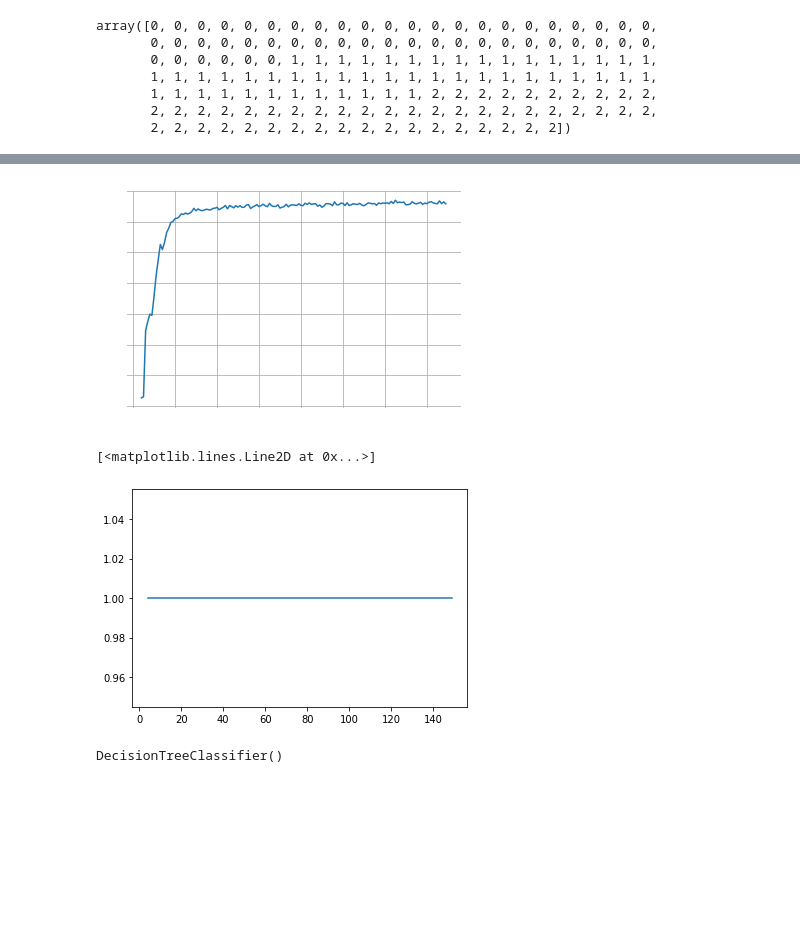
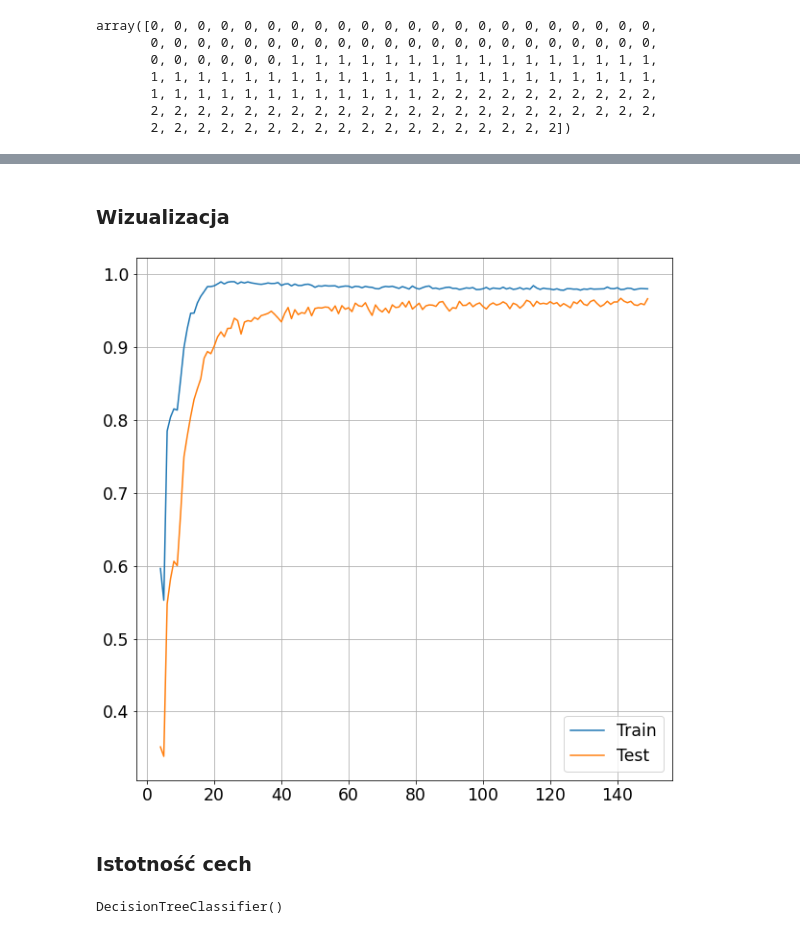
Before and after one commit to MarcinThon/ML, a Jupyter notebook: 2021_06_12.ipynb, the cells around one changed output, grey strips where cells are left out. Saved outputs shown, nothing was run; the diff lists cells and outputs as text; code cells hidden in the pictures; blank space fills up the shorter version.

```diff
--- a/2021_06_12.ipynb
+++ b/2021_06_12.ipynb
@@ -64,13 +91,17 @@ plt.grid()
 # %%
-lot_size=5
-success = np.zeros(151 - lot_size)
-success_trn = np.zeros(151 - lot_size)
+begin_set_size=5
+success_tst = np.zeros(151 - begin_set_size)
+success_trn = np.zeros(151 - begin_set_size)
 
-for ls in tqdm(range(0,151 - lot_size)):
-    test_samples_number = int((ls+lot_size)*.2)
-    kk = 0
+max_depth = 3
+min_samples_leaf = 3
+
+for ls in tqdm(range(0,151 - begin_set_size)):
+    test_samples_number = int((ls+begin_set_size)*.2)
+    k_tst = 0
+    k_trn = 0
     for l_sym in range(30*100//test_samples_number):
-      objs = np.random.randint(0,150, size=ls+lot_size)
+      objs = np.random.randint(0,150, size=ls+begin_set_size)
       X_1 = X[objs]
       y_1 = y[objs]
 
@@ -78,43 +109,41 @@ for ls in tqdm(range(0,151 - lot_size)):
                                                           y_1,
                                                           test_size=test_samples_number)
 
-      model = DecisionTreeClassifier(max_depth=3, min_samples_leaf=3)
+      model = DecisionTreeClassifier(max_depth=max_depth,
+                                     min_samples_leaf=min_samples_leaf)
       model.fit(X_train, y_train)
 
-      y_predict = model.predict(X_test)
+      y_pred_tst = model.predict(X_test)
 
-      for i in range(len(y_predict)):
-        if y_predict[i] == y_test[i]:
-          success[ls] += 1
-        kk+=1
-    success[ls] /= kk
+      for i in range(len(y_pred_tst)):
+        if y_pred_tst[i] == y_test[i]:
+          success_tst[ls] += 1
+        k_tst += 1
 
+      y_pred_trn = model.predict(X_train)
 
-#print((ls+lot_size)," ","{:.2%}".format(success[ls])," ",test_samples_number)
+      for i in range(len(y_pred_trn)):
+        if y_pred_trn[i] == y_train[i]:
+          success_trn[ls] += 1
+        k_trn += 1
 
-plt.plot(np.arange(4,150), success)
-plt.ylim()
-
-ax = plt.gca()
-# ax.xaxis.label.set_label("train sample number")
-# ax.yaxis.label.set_label("accuracy")
-ax.spines['bottom'].set_color('white')
-ax.spines['top'].set_color('white')
-ax.spines['left'].set_color('white')
-ax.spines['right'].set_color('white')
-ax.xaxis.label.set_color('white')
-ax.yaxis.label.set_color('white')
-ax.title.set_color('white')
-ax.tick_params(axis='x', colors='white')
-ax.tick_params(axis='y', colors='white')
-plt.grid()
+    success_tst[ls] /= k_tst
+    success_trn[ls] /= k_trn
-# %% [output]
-[figure, removed]
-# %%
-plt.plot(np.arange(4,150), success_trn)
-# %% [output]
-[<matplotlib.lines.Line2D at 0x...>]
-[figure, removed]
+# %% [markdown]
+### Wizualizacja
+# %%
+plt.plot(np.arange(4,150), success_trn, label='Train')
+plt.plot(np.arange(4,150), success_tst, label='Test')
+plt.ylim()
+
+plt.legend()
+plt.xlabel("Rozmiar zbioru uczącego")
+plt.ylabel('Dokładność predykcji')
+plt.grid()
+# %% [output]
+[figure, added]
+# %% [markdown]
+### Istotność cech
 # %%
 model = DecisionTreeClassifier()
 model.fit(X_train, y_train)
```
Also changed, not shown: parts of 5 cells of this notebook.
